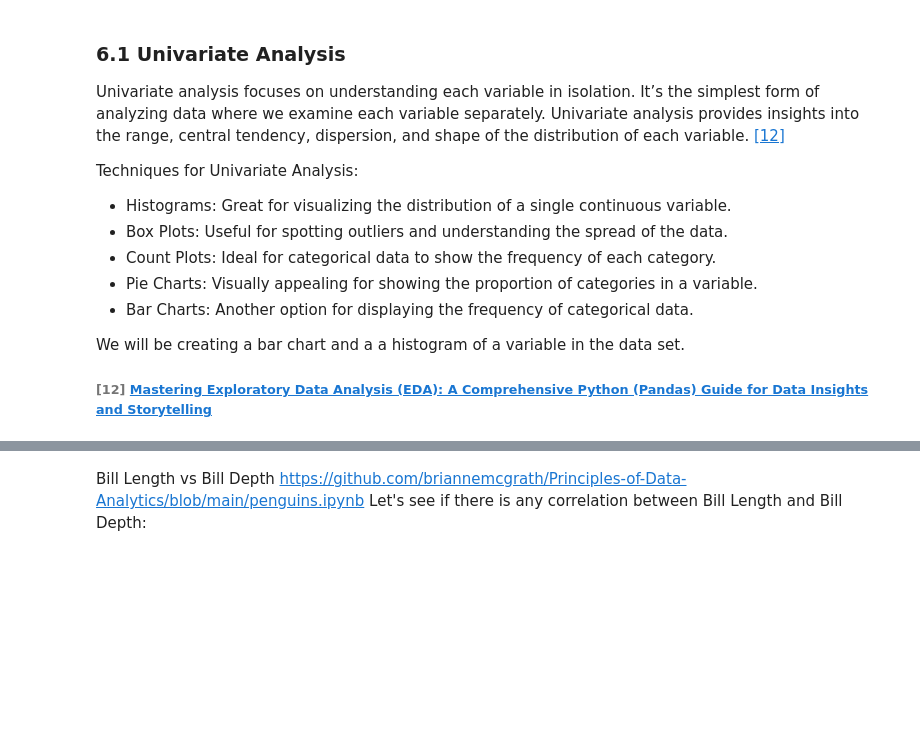
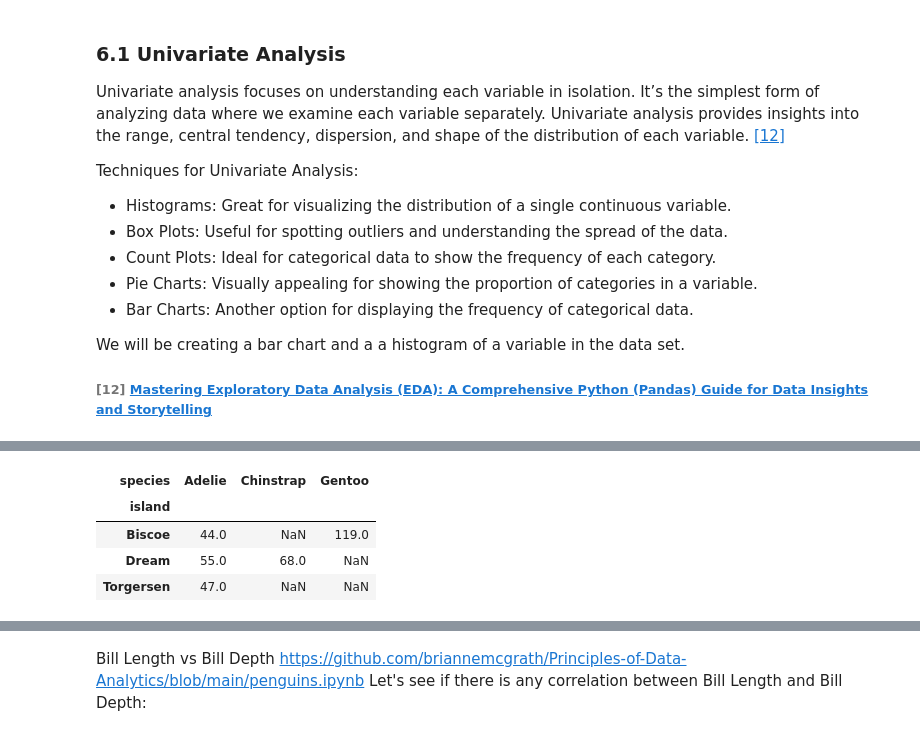
Before and after one commit to SBCURLEY/myproject, a Jupyter notebook: penguins.ipynb, the cells around one changed output, grey strips where cells are left out. Saved outputs shown, nothing was run; the diff lists cells and outputs as text; code cells hidden in the pictures; blank space fills up the shorter version.

```diff
--- a/penguins.ipynb
+++ b/penguins.ipynb
@@ -380,0 +370,9 @@ We will be creating a bar chart and a a histogram of a variable in the data set.
+# %%
+species_count=df.groupby(['island', 'species']).size().unstack()
+species_count
+# %% [output]
+| species | Adelie | Chinstrap | Gentoo |
+| island |  |  |  |
+| Biscoe | 44.0 | NaN | 119.0 |
+| Dream | 55.0 | 68.0 | NaN |
+| Torgersen | 47.0 | NaN | NaN |
```
Also changed, not shown: parts of 18 cells of this notebook.
